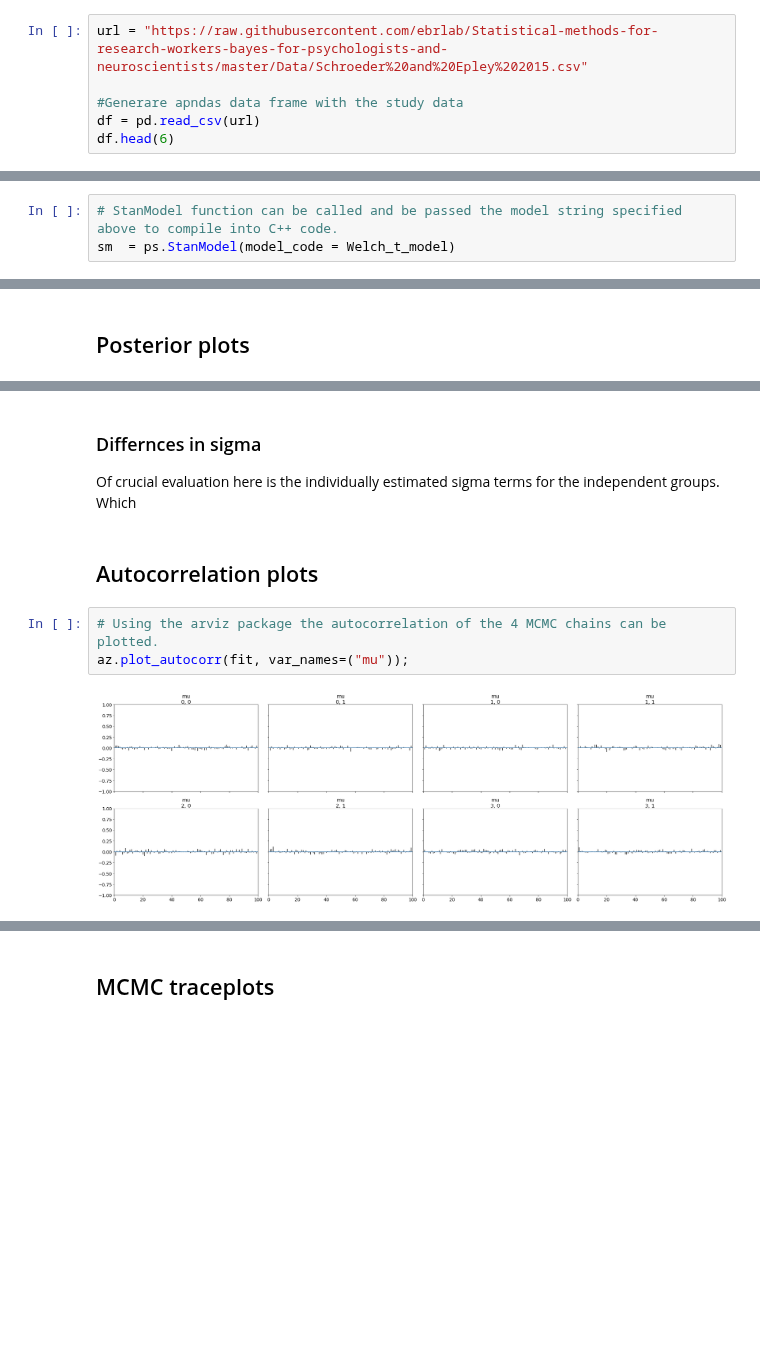
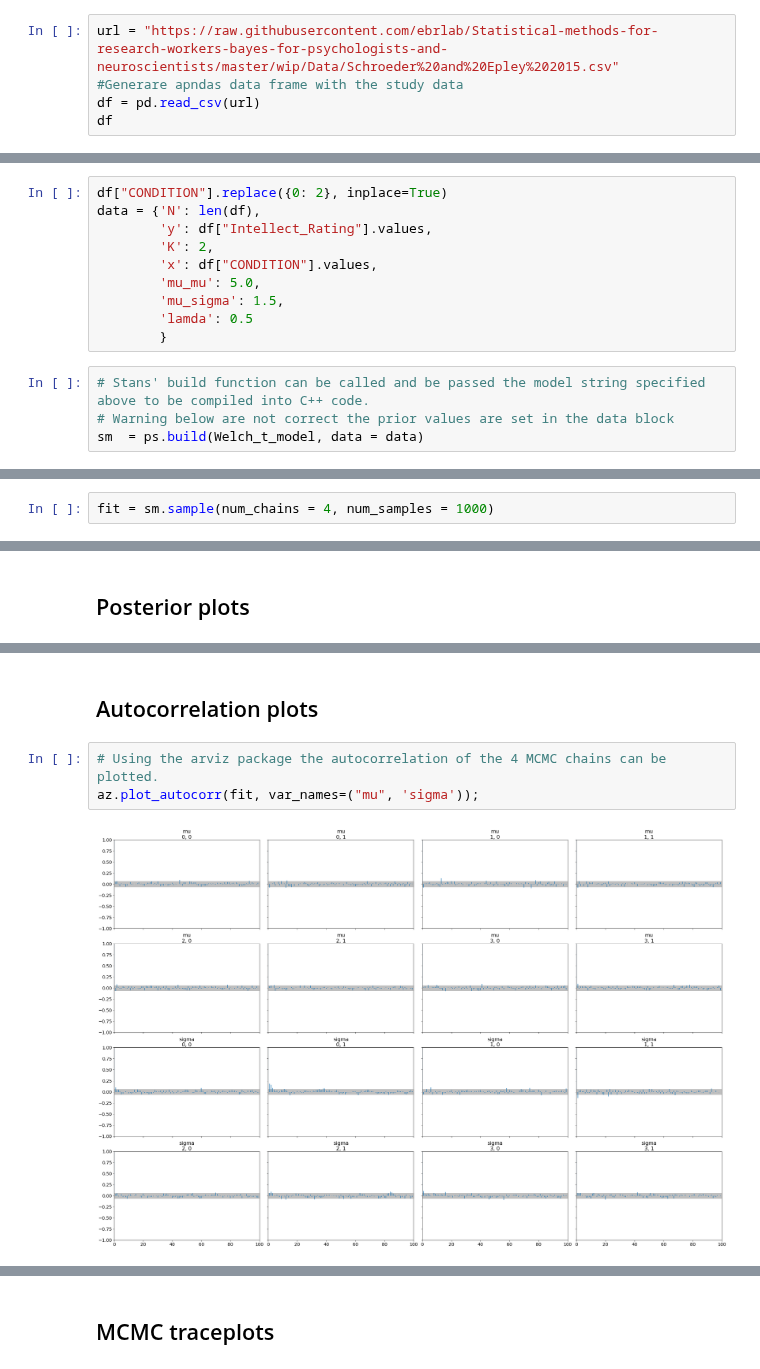
Before and after one commit to ebrlab/Statistical-methods-for-research-workers-bayes-for-psychologists-and-neuroscientists, a Jupyter notebook: wip/Bayesian estimation of Welch's t-test .ipynb, the cells around one changed output, grey strips where cells are left out. Cells and saved outputs as stored; diff of their text form; blank space fills up the shorter version.

Commit message:
categorical model update

```diff
--- a/wip/Bayesian estimation of Welch's t-test .ipynb
+++ b/wip/Bayesian estimation of Welch's t-test .ipynb
@@ -96,9 +100,8 @@ To test this 39 recruiters from fortune 500 compamnies were randomly assigned to
 # %%
-url = "https://raw.githubusercontent.com/ebrlab/Statistical-methods-for-research-workers-bayes-for-psychologists-and-neuroscientists/master/Data/Schroeder%20and%20Epley%202015.csv"
-
+url = "https://raw.githubusercontent.com/ebrlab/Statistical-methods-for-research-workers-bayes-for-psychologists-and-neuroscientists/master/wip/Data/Schroeder%20and%20Epley%202015.csv"
 #Generare apndas data frame with the study data
 df = pd.read_csv(url)
-df.head(6)
+df
 # %% [output]
 |  | CONDITION | compt | thought | intell | like | pos | neg | hire | age | gender | ... | ... |
 | 0 | 1 | 7 | 7 | 7 | 7 | 7 | 1 | 7 | 29 | 2 | ... | ... |
@@ -184,7 +228,18 @@ real yrep[N];
 
 }
 """
+# %%
+df["CONDITION"].replace({0: 2}, inplace=True)
+data = {'N': len(df),
+        'y': df["Intellect_Rating"].values,
+        'K': 2,
+        'x': df["CONDITION"].values,
+        'mu_mu': 5.0,
+        'mu_sigma': 1.5,
+        'lamda': 0.5
+        }
 # %%
-# StanModel function can be called and be passed the model string specified above to compile into C++ code.
-sm  = ps.StanModel(model_code = Welch_t_model)
+# Stans' build function can be called and be passed the model string specified above to be compiled into C++ code.
+# Warning below are not correct the prior values are set in the data block
+sm  = ps.build(Welch_t_model, data = data)
 # %% [output]
@@ -218,0 +250,2 @@ fit_df.head(5)
+# %%
+fit = sm.sample(num_chains = 4, num_samples = 1000)
@@ -234,10 +308,7 @@ az.plot_posterior(fit, var_names=("diff",
-# %% [markdown]
-### Differnces in sigma
-Of crucial evaluation here is the individually estimated sigma terms for the independent groups. Which
 # %% [markdown]
 ## Autocorrelation plots
 # %%
 # Using the arviz package the autocorrelation of the 4 MCMC chains can be plotted.
-az.plot_autocorr(fit, var_names=("mu"));
+az.plot_autocorr(fit, var_names=("mu", 'sigma'));
 # %% [output]
-[figure, old version]
+[figure, new version]
```
Also changed, not shown: parts of 38 cells of this notebook, 3 other files.
